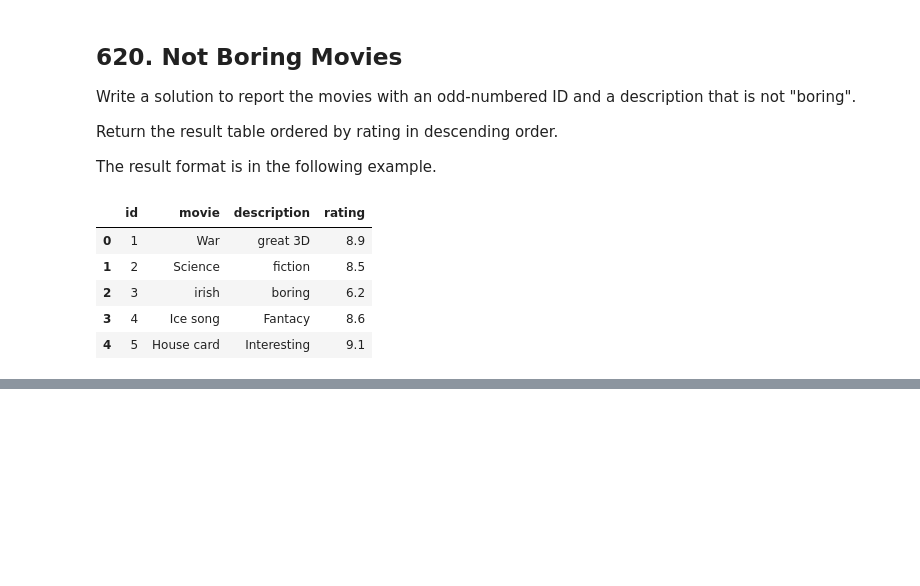
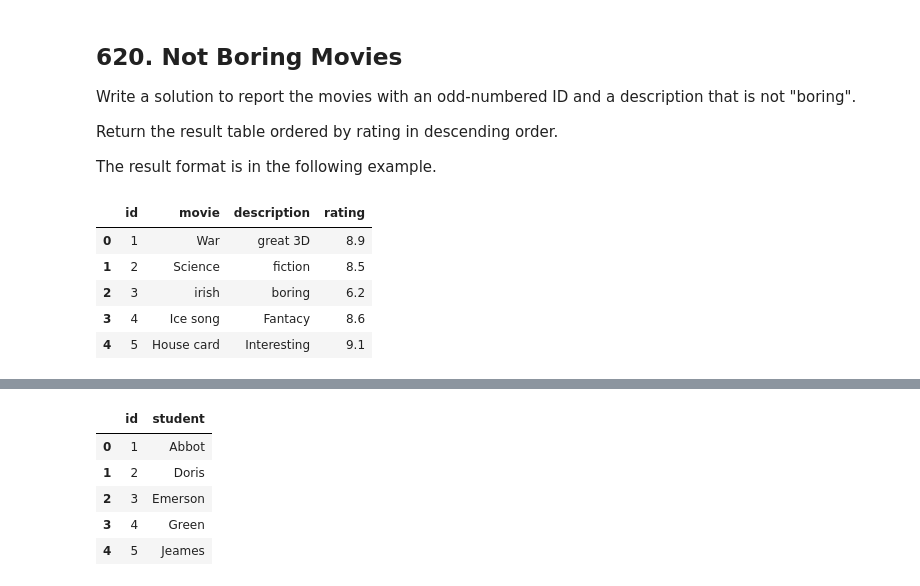
Before and after one commit to eagles0924/liveCodingTest, a Jupyter notebook: pandas_0824.ipynb, the cells around one changed output, grey strips where cells are left out. Saved outputs shown, nothing was run; the diff lists cells and outputs as text; code cells hidden in the pictures; blank space fills up the shorter version.

```diff
--- a/pandas_0824.ipynb
+++ b/pandas_0824.ipynb
@@ -337,0 +354,11 @@ cinema
+# %%
+data = [[1, 'Abbot'], [2, 'Doris'], [3, 'Emerson'], [4, 'Green'], [5, 'Jeames']]
+seat = pd.DataFrame(data, columns=['id', 'student']).astype({'id':'Int64', 'student':'object'})
+seat
+# %% [output]
+|  | id | student |
+| 0 | 1 | Abbot |
+| 1 | 2 | Doris |
+| 2 | 3 | Emerson |
+| 3 | 4 | Green |
+| 4 | 5 | Jeames |
```
Also changed, not shown: parts of 6 cells of this notebook, 2 other files.
